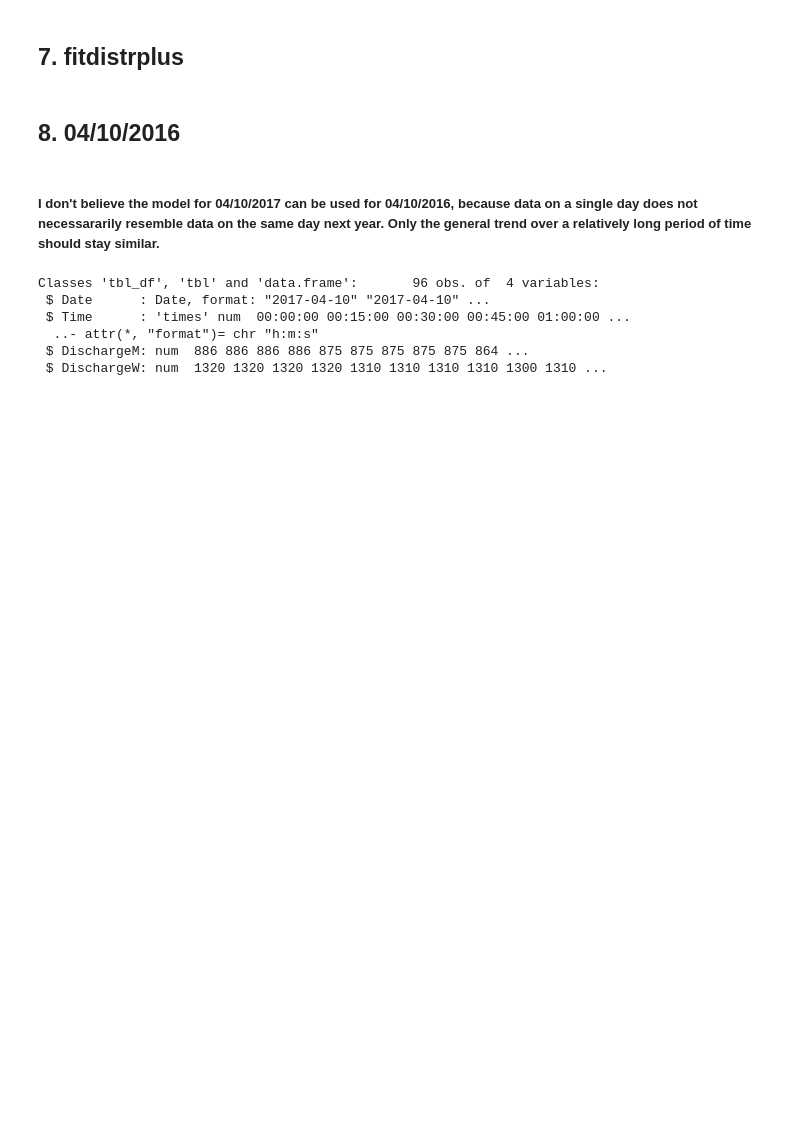
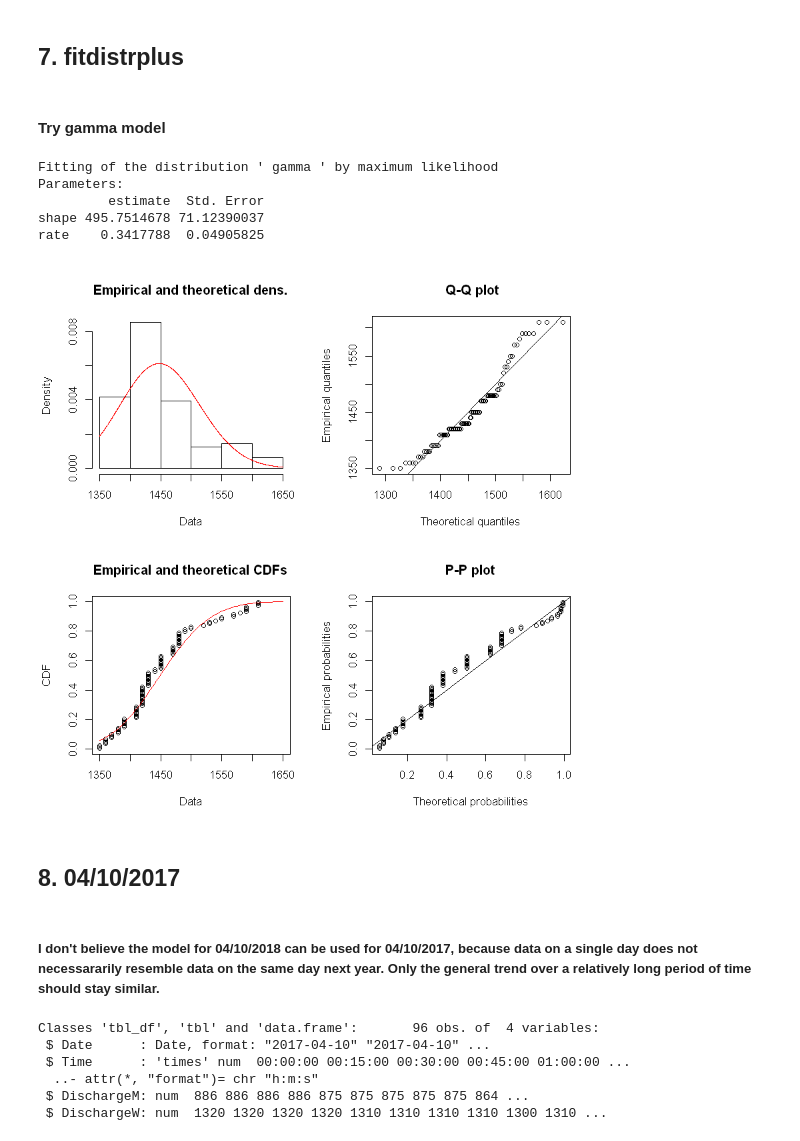
Before and after one commit to ngocdha/hw_Statistical_Learning, a Jupyter notebook: Labs/Lab_3/L3_02_Analysis.ipynb, the cells around one changed output. Drawn from its saved outputs; the diff is of its cells as text; code cells hidden in the pictures; blank space fills up the shorter version.

```diff
--- a/Labs/Lab_3/L3_02_Analysis.ipynb
+++ b/Labs/Lab_3/L3_02_Analysis.ipynb
@@ -336,7 +350,23 @@ lines(density(data_p5$DischargeW), add=T)
 # %% [markdown]
 ## 7. fitdistrplus
+# %% [markdown]
+#### Try gamma model
+# %%
+fit_gamma <- fitdist(data_p5$DischargeW, "gamma")
+# %%
+fit_gamma
+# %% [output]
+Fitting of the distribution ' gamma ' by maximum likelihood
+Parameters:
+         estimate  Std. Error
+shape 495.7514678 71.12390037
+rate    0.3417788  0.04905825
+# %%
+plot(fit_gamma)
+# %% [output]
+[figure, added]
 # %% [markdown]
-## 8. 04/10/2016
+## 8. 04/10/2017
 # %% [markdown]
-##### I don't believe the model for 04/10/2017 can be used for 04/10/2016, because data on a single day does not necessararily resemble data on the same day next year. Only the general trend over a relatively long period of time should stay similar.
+##### I don't believe the model for 04/10/2018 can be used for 04/10/2017, because data on a single day does not necessararily resemble data on the same day next year. Only the general trend over a relatively long period of time should stay similar.
 # %%
```
Also changed, not shown: parts of 33 cells of this notebook, 3 other files.
